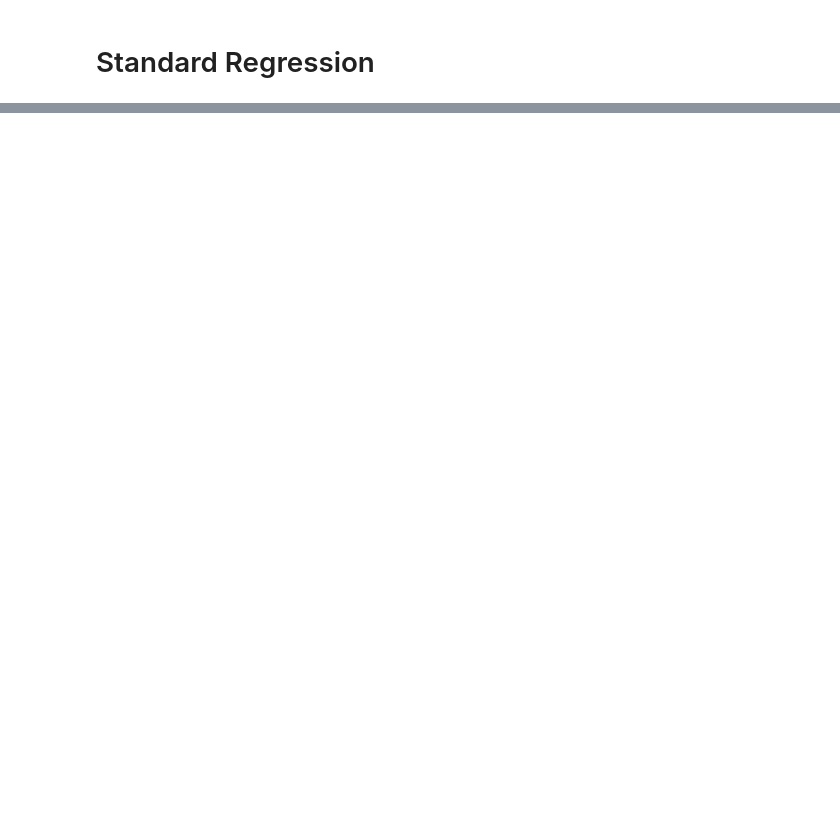
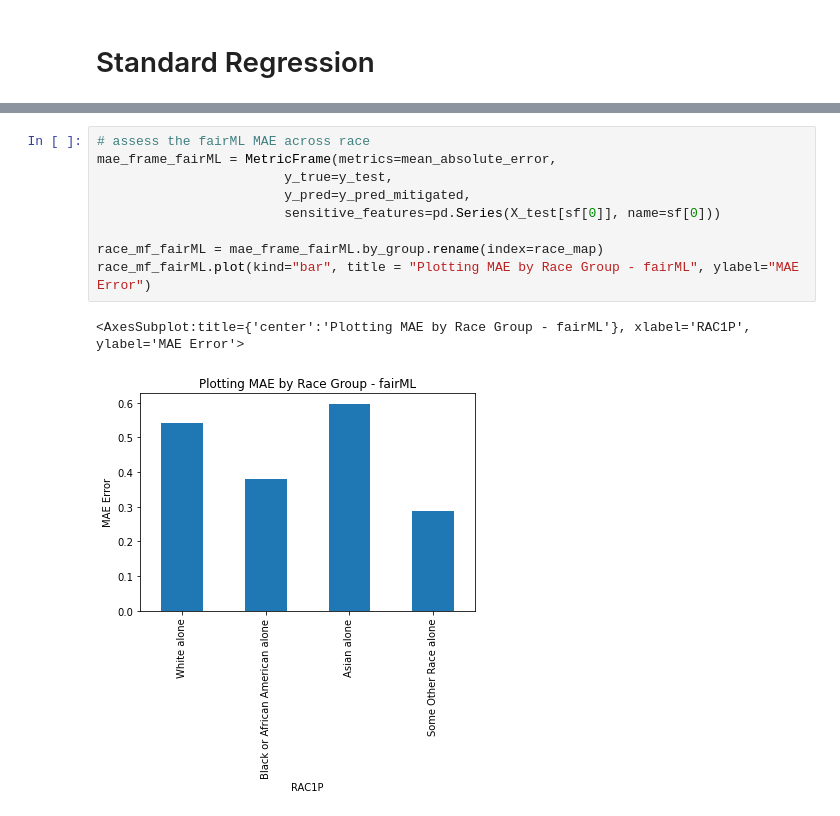
Before and after one commit to oswaldocvjr/UTHAI-SDS, a Jupyter notebook: folktablesExercisesv2.ipynb, the cells around one changed output, grey strips where cells are left out. Cells and saved outputs as stored; diff of their text form; blank space fills up the shorter version.

```diff
--- a/folktablesExercisesv2.ipynb
+++ b/folktablesExercisesv2.ipynb
@@ -73,0 +103,12 @@ features
+# %%
+# assess the fairML MAE across race
+mae_frame_fairML = MetricFrame(metrics=mean_absolute_error,
+                        y_true=y_test,
+                        y_pred=y_pred_mitigated,
+                        sensitive_features=pd.Series(X_test[sf[0]], name=sf[0]))
+
+race_mf_fairML = mae_frame_fairML.by_group.rename(index=race_map)
+race_mf_fairML.plot(kind="bar", title = "Plotting MAE by Race Group - fairML", ylabel="MAE Error")
+# %% [output]
+<AxesSubplot:title={'center':'Plotting MAE by Race Group - fairML'}, xlabel='RAC1P', ylabel='MAE Error'>
+[figure, added]
```
Also changed, not shown: parts of 13 cells of this notebook, 2 other files.
